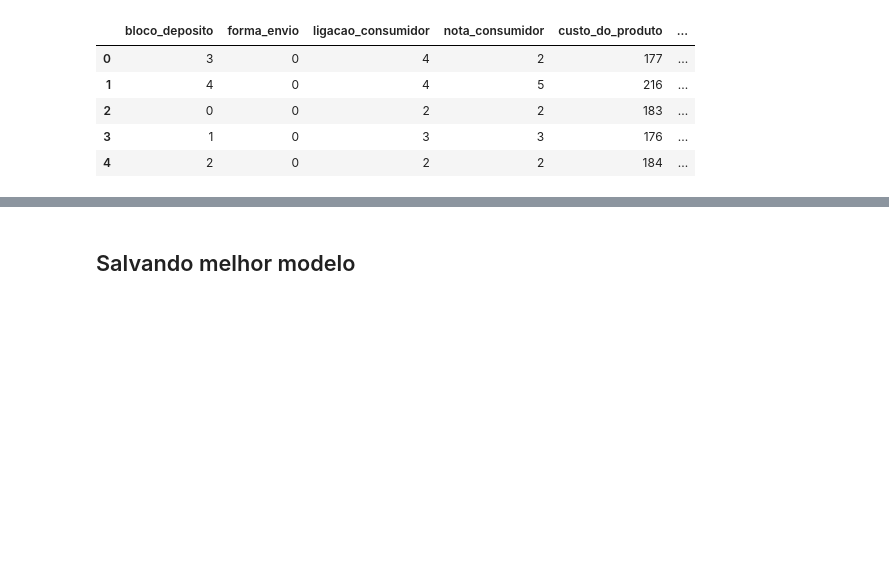
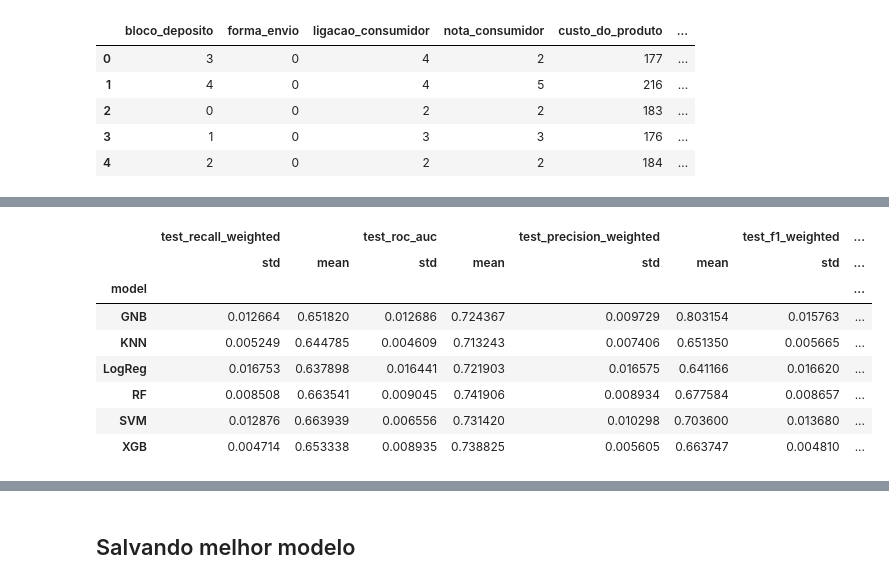
Before and after one commit to patricktapajos/ml-uea-cdn, a Jupyter notebook: models/model.ipynb, the cells around one changed output, grey strips where cells are left out. Drawn from its saved outputs; the diff is of its cells as text; code cells hidden in the pictures; blank space fills up the shorter version.

```diff
--- a/models/model.ipynb
+++ b/models/model.ipynb
@@ -277,0 +405,13 @@ X_test = sc.transform(X_test)
+# %%
+metrics = list(set(results_long_nofit.metrics.values))
+bootstrap_df.groupby(['model'])[metrics].agg([np.std, np.mean])
+# %% [output]
+|  | test_recall_weighted |  | test_roc_auc |  | test_precision_weighted |  | test_f1_weighted | ... |
+|  | std | mean | std | mean | std | mean | std | ... |
+| model |  |  |  |  |  |  |  | ... |
+| GNB | 0.012664 | 0.651820 | 0.012686 | 0.724367 | 0.009729 | 0.803154 | 0.015763 | ... |
+| KNN | 0.005249 | 0.644785 | 0.004609 | 0.713243 | 0.007406 | 0.651350 | 0.005665 | ... |
+| LogReg | 0.016753 | 0.637898 | 0.016441 | 0.721903 | 0.016575 | 0.641166 | 0.016620 | ... |
+| RF | 0.008508 | 0.663541 | 0.009045 | 0.741906 | 0.008934 | 0.677584 | 0.008657 | ... |
+| SVM | 0.012876 | 0.663939 | 0.006556 | 0.731420 | 0.010298 | 0.703600 | 0.013680 | ... |
+| XGB | 0.004714 | 0.653338 | 0.008935 | 0.738825 | 0.005605 | 0.663747 | 0.004810 | ... |
```
Also changed, not shown: parts of 33 cells of this notebook.
